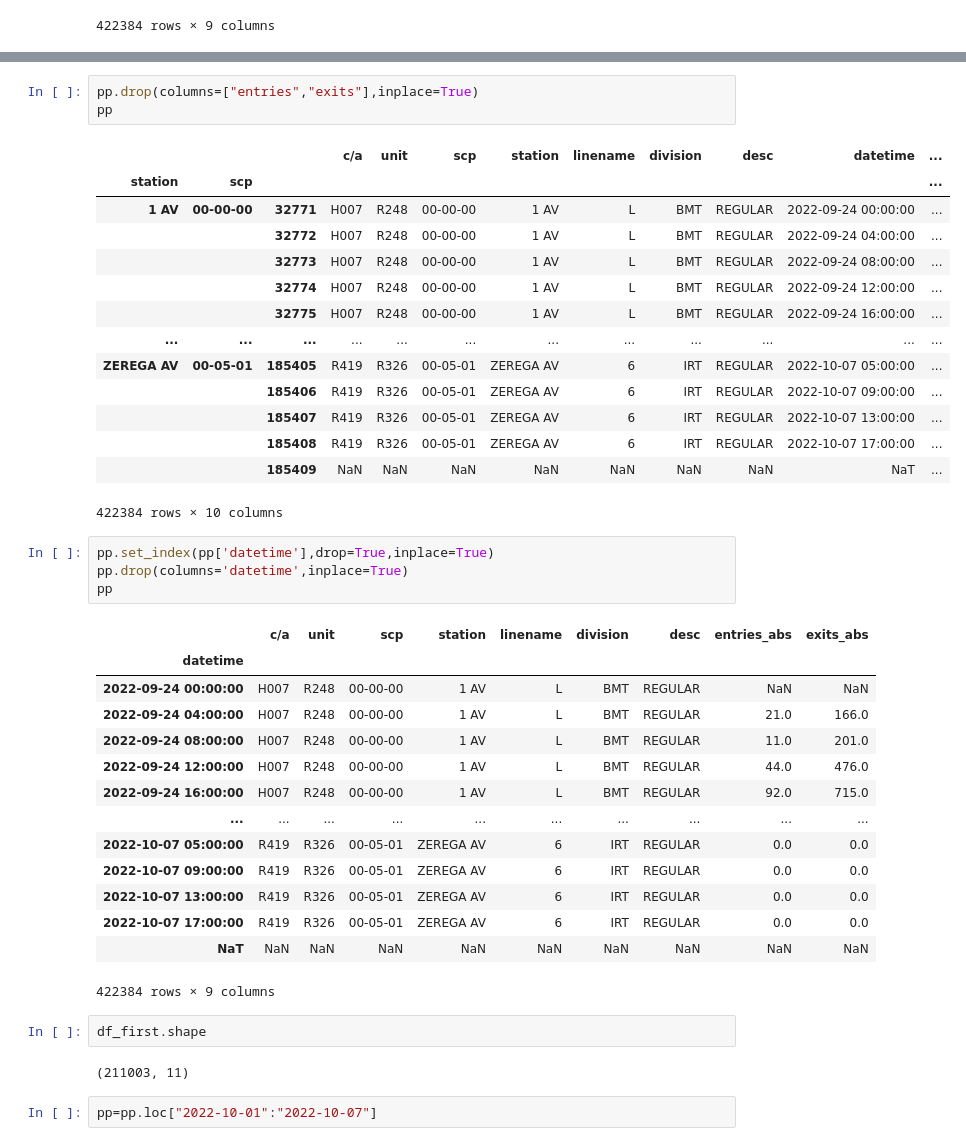
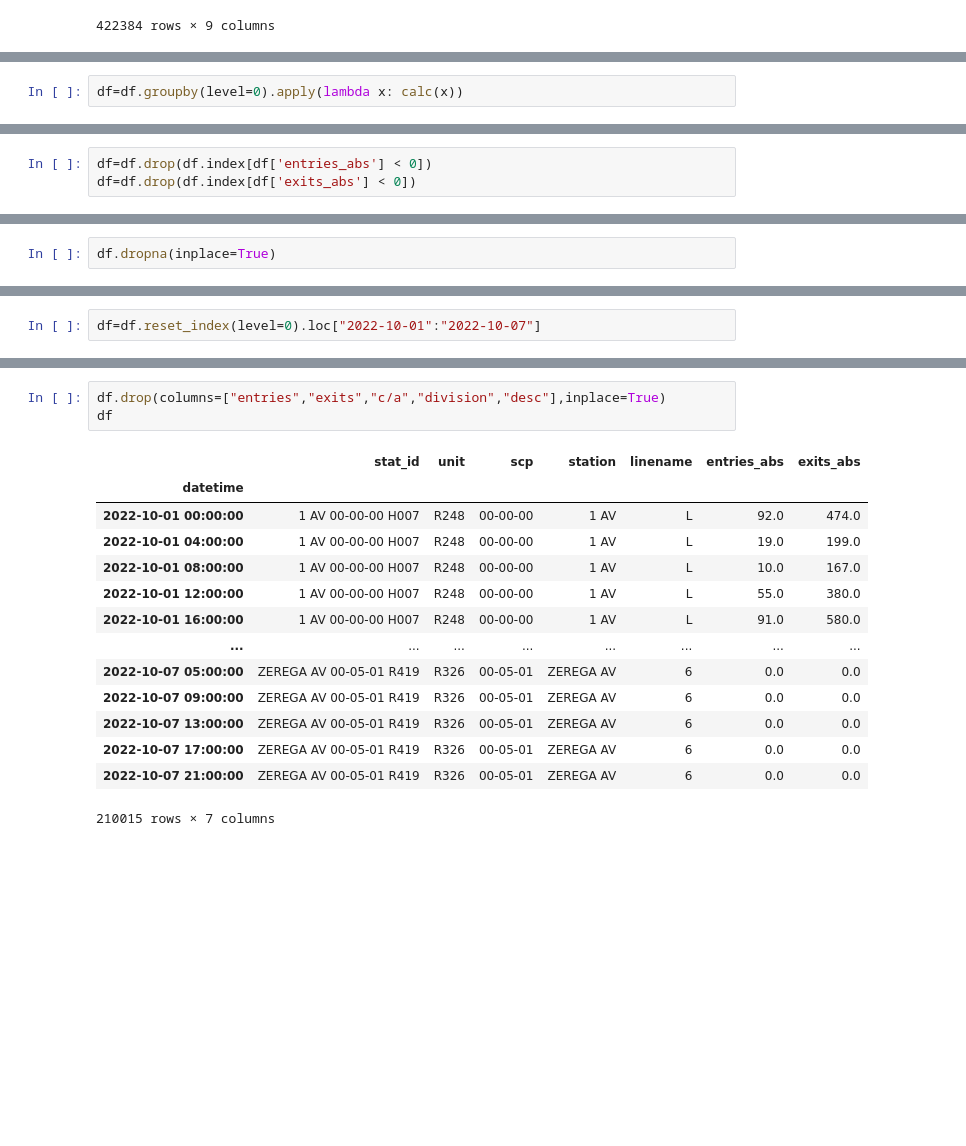
Before and after one commit to lmarett8/nyc_subway_traffic, a Jupyter notebook: notebooks/01_Download_Basic_Clean.ipynb, the cells around one changed output, grey strips where cells are left out. Drawn from its saved outputs; the diff is of its cells as text; blank space fills up the shorter version.

```diff
--- a/notebooks/01_Download_Basic_Clean.ipynb
+++ b/notebooks/01_Download_Basic_Clean.ipynb
@@ -97,0 +145,2 @@ df['exits_abs']=df.groupby(level=0)['exits'].diff()
+# %%
+df=df.groupby(level=0).apply(lambda x: calc(x))
@@ -97,0 +166,3 @@ df['exits_abs']=df.groupby(level=0)['exits'].diff()
+# %%
+df=df.drop(df.index[df['entries_abs'] < 0])
+df=df.drop(df.index[df['exits_abs'] < 0])
@@ -141,0 +213,2 @@ pp
+# %%
+df.dropna(inplace=True)
@@ -141,0 +230,2 @@ pp
+# %%
+df=df.reset_index(level=0).loc["2022-10-01":"2022-10-07"]
@@ -142,43 +255,18 @@ pp
 # %%
-pp.drop(columns=["entries","exits"],inplace=True)
-pp
+df.drop(columns=["entries","exits","c/a","division","desc"],inplace=True)
+df
 # %% [output]
-|  |  |  | c/a | unit | scp | station | linename | division | desc | datetime | ... |
-| station | scp |  |  |  |  |  |  |  |  |  | ... |
-| 1 AV | 00-00-00 | 32771 | H007 | R248 | 00-00-00 | 1 AV | L | BMT | REGULAR | 2022-09-24 00:00:00 | ... |
-|  |  | 32772 | H007 | R248 | 00-00-00 | 1 AV | L | BMT | REGULAR | 2022-09-24 04:00:00 | ... |
-|  |  | 32773 | H007 | R248 | 00-00-00 | 1 AV | L | BMT | REGULAR | 2022-09-24 08:00:00 | ... |
-|  |  | 32774 | H007 | R248 | 00-00-00 | 1 AV | L | BMT | REGULAR | 2022-09-24 12:00:00 | ... |
-|  |  | 32775 | H007 | R248 | 00-00-00 | 1 AV | L | BMT | REGULAR | 2022-09-24 16:00:00 | ... |
-| ... | ... | ... | ... | ... | ... | ... | ... | ... | ... | ... | ... |
-| ZEREGA AV | 00-05-01 | 185405 | R419 | R326 | 00-05-01 | ZEREGA AV | 6 | IRT | REGULAR | 2022-10-07 05:00:00 | ... |
-|  |  | 185406 | R419 | R326 | 00-05-01 | ZEREGA AV | 6 | IRT | REGULAR | 2022-10-07 09:00:00 | ... |
-|  |  | 185407 | R419 | R326 | 00-05-01 | ZEREGA AV | 6 | IRT | REGULAR | 2022-10-07 13:00:00 | ... |
-|  |  | 185408 | R419 | R326 | 00-05-01 | ZEREGA AV | 6 | IRT | REGULAR | 2022-10-07 17:00:00 | ... |
-|  |  | 185409 | NaN | NaN | NaN | NaN | NaN | NaN | NaN | NaT | ... |
+|  | stat_id | unit | scp | station | linename | entries_abs | exits_abs |
+| datetime |  |  |  |  |  |  |  |
+| 2022-10-01 00:00:00 | 1 AV 00-00-00 H007 | R248 | 00-00-00 | 1 AV | L | 92.0 | 474.0 |
+| 2022-10-01 04:00:00 | 1 AV 00-00-00 H007 | R248 | 00-00-00 | 1 AV | L | 19.0 | 199.0 |
+| 2022-10-01 08:00:00 | 1 AV 00-00-00 H007 | R248 | 00-00-00 | 1 AV | L | 10.0 | 167.0 |
+| 2022-10-01 12:00:00 | 1 AV 00-00-00 H007 | R248 | 00-00-00 | 1 AV | L | 55.0 | 380.0 |
+| 2022-10-01 16:00:00 | 1 AV 00-00-00 H007 | R248 | 00-00-00 | 1 AV | L | 91.0 | 580.0 |
+| ... | ... | ... | ... | ... | ... | ... | ... |
+| 2022-10-07 05:00:00 | ZEREGA AV 00-05-01 R419 | R326 | 00-05-01 | ZEREGA AV | 6 | 0.0 | 0.0 |
+| 2022-10-07 09:00:00 | ZEREGA AV 00-05-01 R419 | R326 | 00-05-01 | ZEREGA AV | 6 | 0.0 | 0.0 |
+| 2022-10-07 13:00:00 | ZEREGA AV 00-05-01 R419 | R326 | 00-05-01 | ZEREGA AV | 6 | 0.0 | 0.0 |
+| 2022-10-07 17:00:00 | ZEREGA AV 00-05-01 R419 | R326 | 00-05-01 | ZEREGA AV | 6 | 0.0 | 0.0 |
+| 2022-10-07 21:00:00 | ZEREGA AV 00-05-01 R419 | R326 | 00-05-01 | ZEREGA AV | 6 | 0.0 | 0.0 |
-422384 rows × 10 columns
+210015 rows × 7 columns
-# %%
-pp.set_index(pp['datetime'],drop=True,inplace=True)
-pp.drop(columns='datetime',inplace=True)
-pp
-# %% [output]
-|  | c/a | unit | scp | station | linename | division | desc | entries_abs | exits_abs |
-| datetime |  |  |  |  |  |  |  |  |  |
-| 2022-09-24 00:00:00 | H007 | R248 | 00-00-00 | 1 AV | L | BMT | REGULAR | NaN | NaN |
-| 2022-09-24 04:00:00 | H007 | R248 | 00-00-00 | 1 AV | L | BMT | REGULAR | 21.0 | 166.0 |
-| 2022-09-24 08:00:00 | H007 | R248 | 00-00-00 | 1 AV | L | BMT | REGULAR | 11.0 | 201.0 |
-| 2022-09-24 12:00:00 | H007 | R248 | 00-00-00 | 1 AV | L | BMT | REGULAR | 44.0 | 476.0 |
-| 2022-09-24 16:00:00 | H007 | R248 | 00-00-00 | 1 AV | L | BMT | REGULAR | 92.0 | 715.0 |
-| ... | ... | ... | ... | ... | ... | ... | ... | ... | ... |
-| 2022-10-07 05:00:00 | R419 | R326 | 00-05-01 | ZEREGA AV | 6 | IRT | REGULAR | 0.0 | 0.0 |
-| 2022-10-07 09:00:00 | R419 | R326 | 00-05-01 | ZEREGA AV | 6 | IRT | REGULAR | 0.0 | 0.0 |
-| 2022-10-07 13:00:00 | R419 | R326 | 00-05-01 | ZEREGA AV | 6 | IRT | REGULAR | 0.0 | 0.0 |
-| 2022-10-07 17:00:00 | R419 | R326 | 00-05-01 | ZEREGA AV | 6 | IRT | REGULAR | 0.0 | 0.0 |
-| NaT | NaN | NaN | NaN | NaN | NaN | NaN | NaN | NaN | NaN |
-422384 rows × 9 columns
-# %%
-df_first.shape
-# %% [output]
-(211003, 11)
-# %%
-pp=pp.loc["2022-10-01":"2022-10-07"]
```
Also changed, not shown: parts of 23 cells of this notebook, 3 other files.
